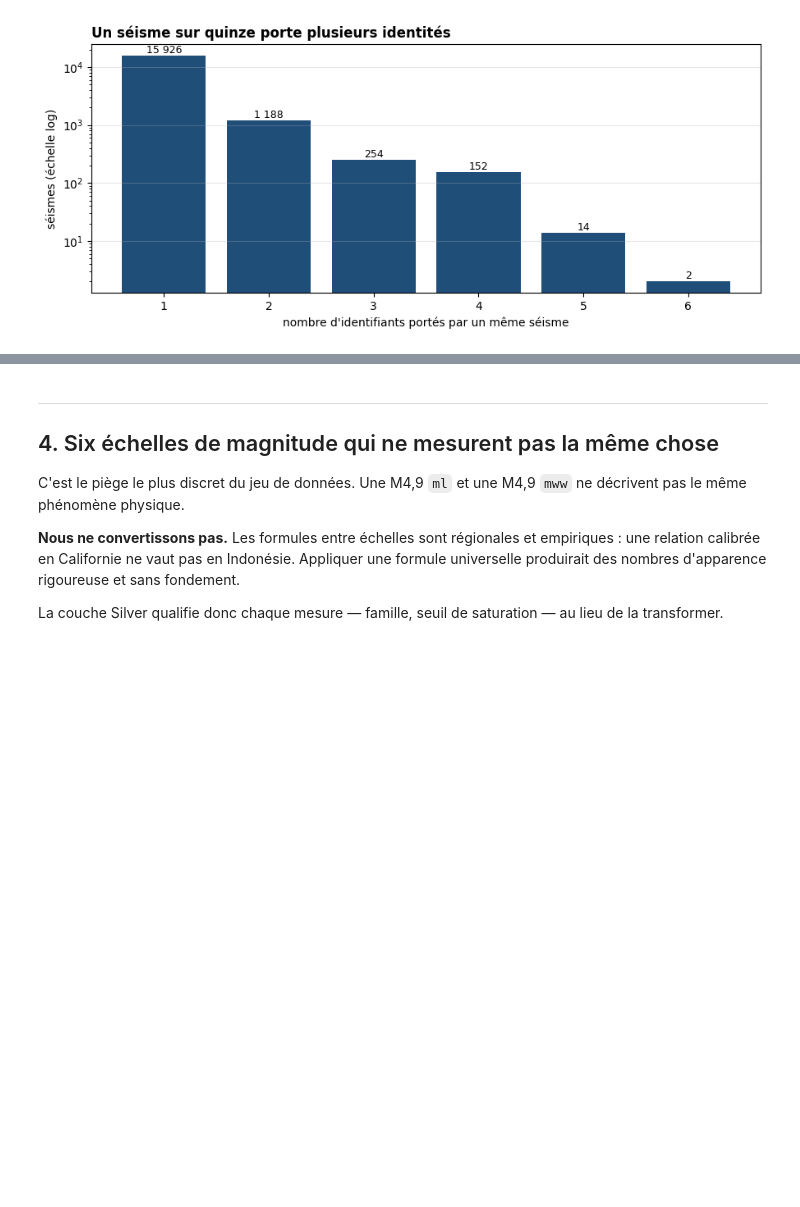
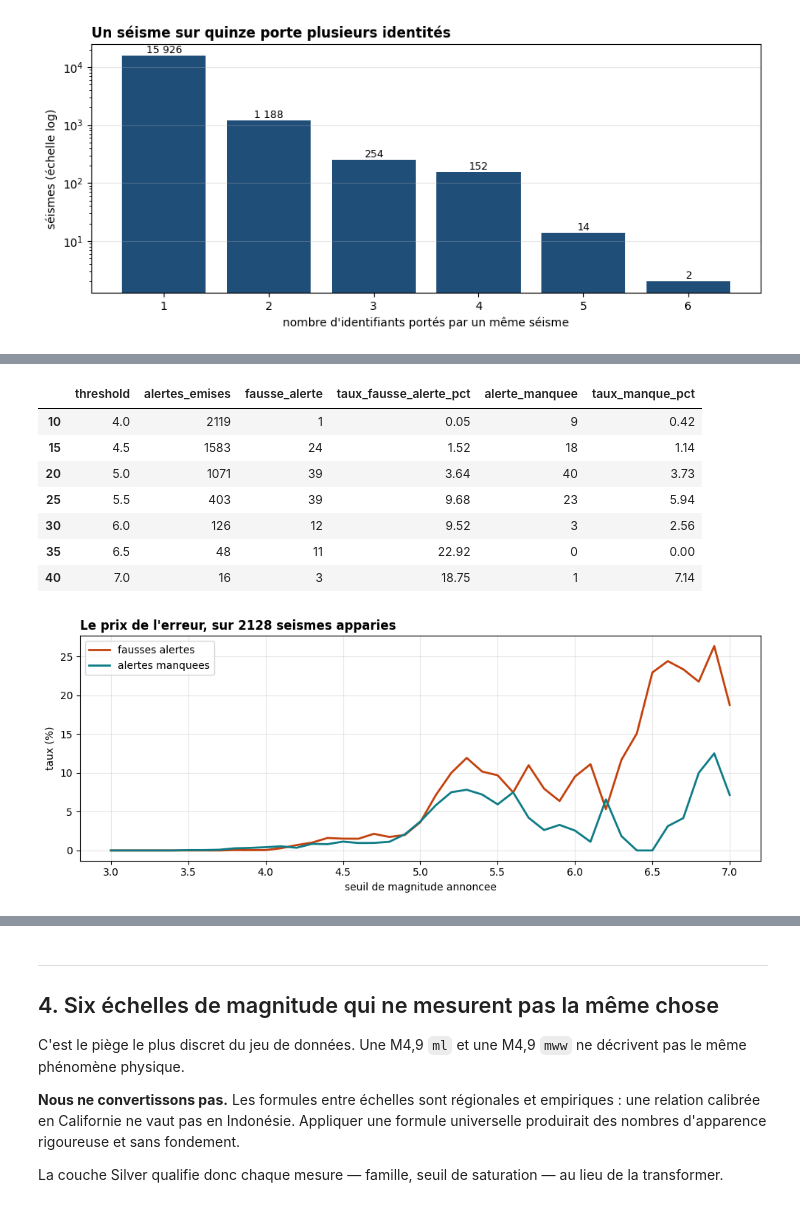
Before and after one commit to Ayoubhm07/Aftershock, a Jupyter notebook: notebooks/insights.ipynb, the cells around one changed output, grey strips where cells are left out. Cells and saved outputs as stored; diff of their text form; code cells hidden in the pictures; blank space fills up the shorter version.

```diff
--- a/notebooks/insights.ipynb
+++ b/notebooks/insights.ipynb
@@ -54,0 +47,17 @@ review_lag                 7 lignes
+# %%
+revisions = load("revision_history", fs)
+identity = load("identity_history", fs)
+scales = load("magnitude_scales", fs)
+lag = load("review_lag", fs)
+
+pairs = load("magnitude_revision", fs)
+curve = load("alert_curve", fs)
+witness = load("human_witness", fs)
+
+report = json.loads(fs.read(f"{GOLD_ROOT}/model_report/report.json"))
+
+for name, frame in [("revision_history", revisions), ("identity_history", identity),
+                    ("magnitude_scales", scales), ("review_lag", lag),
+                    ("magnitude_revision", pairs), ("alert_curve", curve),
+                    ("human_witness", witness)]:
+    print(f"{name:<22} {len(frame):>7} lignes")
@@ -238,0 +221,26 @@ serait une illusion de résultat.
+# %%
+display(curve[curve.threshold.isin([4.0, 4.5, 5.0, 5.5, 6.0, 6.5, 7.0])][
+    ["threshold", "alertes_emises", "fausse_alerte", "taux_fausse_alerte_pct",
+     "alerte_manquee", "taux_manque_pct"]])
+
+fig, ax = plt.subplots(figsize=(10, 4))
+ax.plot(curve.threshold, curve.taux_fausse_alerte_pct,
+        color="#C2410C", lw=2, label="fausses alertes")
+ax.plot(curve.threshold, curve.taux_manque_pct,
+        color="#0E7C86", lw=2, label="alertes manquees")
+ax.set_xlabel("seuil de magnitude annoncee")
+ax.set_ylabel("taux (%)")
+ax.set_title(f"Le prix de l'erreur, sur {len(pairs)} seismes apparies",
+             fontweight="bold", loc="left")
+ax.legend(); ax.grid(alpha=0.3)
+fig.tight_layout()
+# %% [output]
+|  | threshold | alertes_emises | fausse_alerte | taux_fausse_alerte_pct | alerte_manquee | taux_manque_pct |
+| 10 | 4.0 | 2119 | 1 | 0.05 | 9 | 0.42 |
+| 15 | 4.5 | 1583 | 24 | 1.52 | 18 | 1.14 |
+| 20 | 5.0 | 1071 | 39 | 3.64 | 40 | 3.73 |
+| 25 | 5.5 | 403 | 39 | 9.68 | 23 | 5.94 |
+| 30 | 6.0 | 126 | 12 | 9.52 | 3 | 2.56 |
+| 35 | 6.5 | 48 | 11 | 22.92 | 0 | 0.00 |
+| 40 | 7.0 | 16 | 3 | 18.75 | 1 | 7.14 |
+[figure, added]
```
Also changed, not shown: parts of 15 cells of this notebook, 27 other files.
